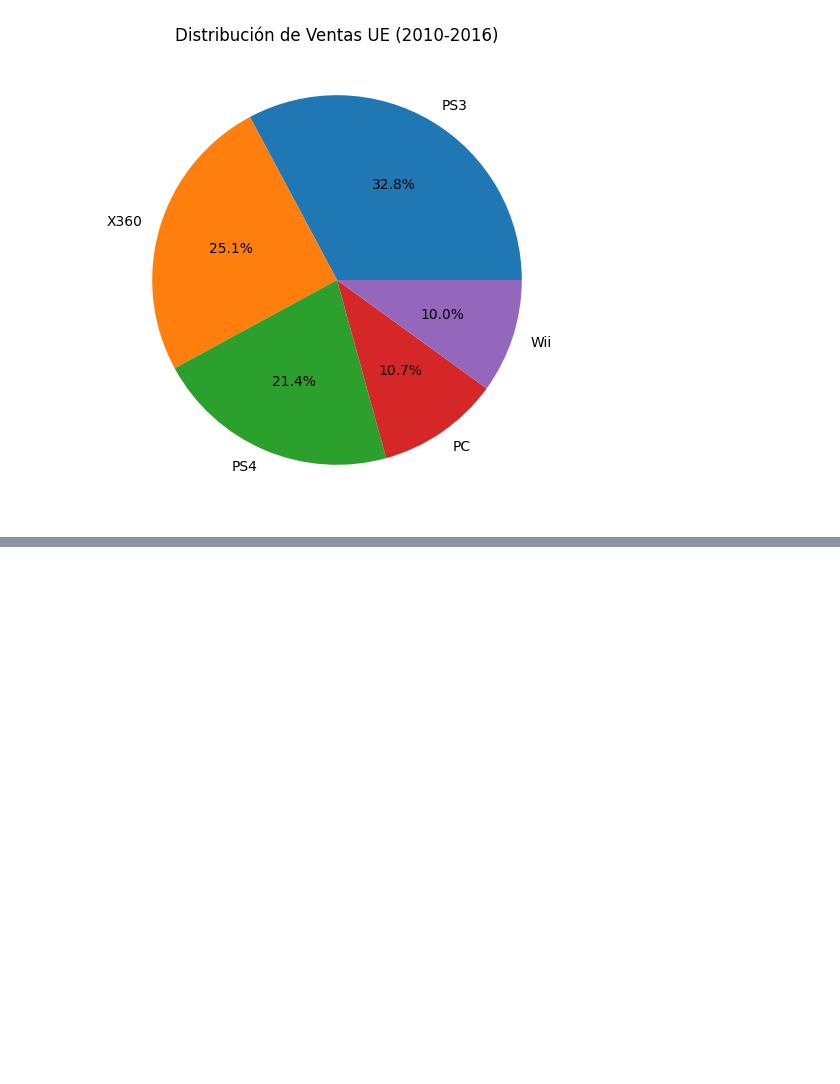
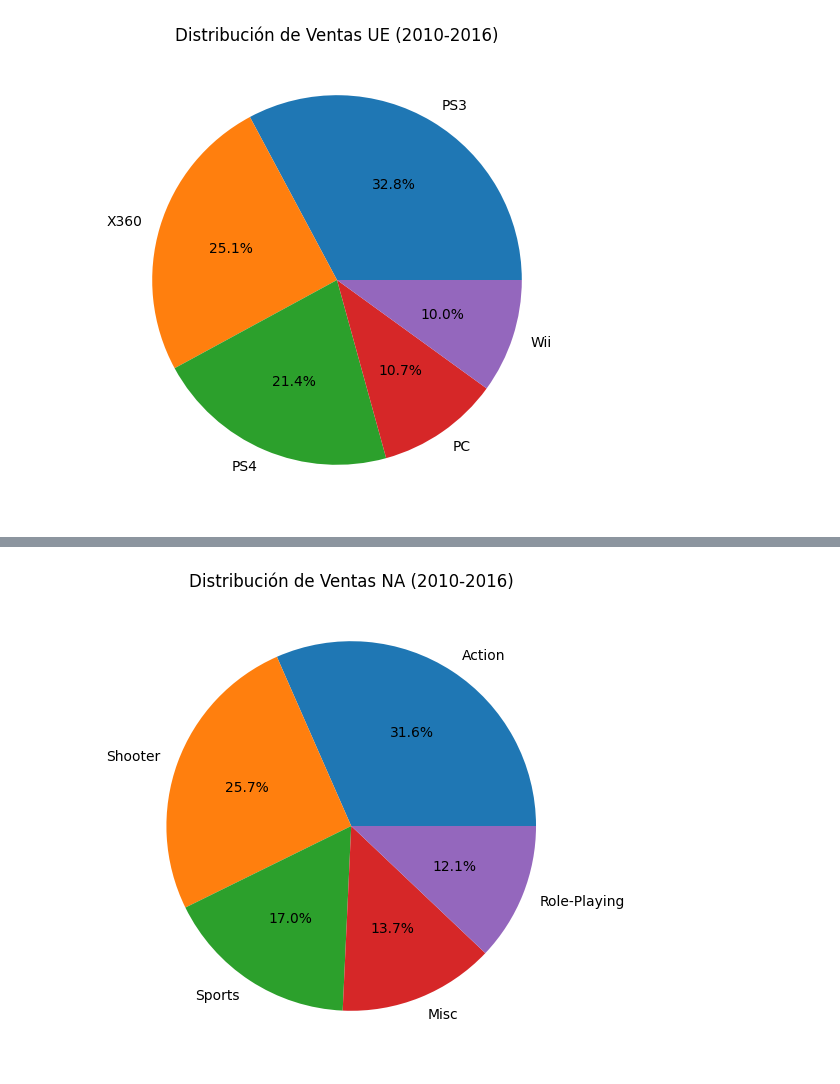
Before and after one commit to Davichobacter/data_science_tt, a Jupyter notebook: sprint_6/notebook.ipynb, the cells around one changed output, grey strips where cells are left out. Drawn from its saved outputs; the diff is of its cells as text; code cells hidden in the pictures; blank space fills up the shorter version.

```diff
--- a/sprint_6/notebook.ipynb
+++ b/sprint_6/notebook.ipynb
@@ -1124,0 +1258,5 @@ plt.show()
+# %%
+na_genres = period_data.groupby('genre')['na_sales'].sum().sort_values(ascending=False)[0:5]
+
+print("Ventas totales por género (2010-2016):")
+print(na_genres)
@@ -1124,0 +1272,7 @@ plt.show()
+# %%
+plt.figure(figsize=(10, 6))
+plt.pie(na_genres, labels=na_genres.index, autopct='%1.1f%%')
+plt.title('Distribución de Ventas NA (2010-2016)')
+plt.show()
+# %% [output]
+[figure, added]
```
Also changed, not shown: parts of 44 cells of this notebook.
